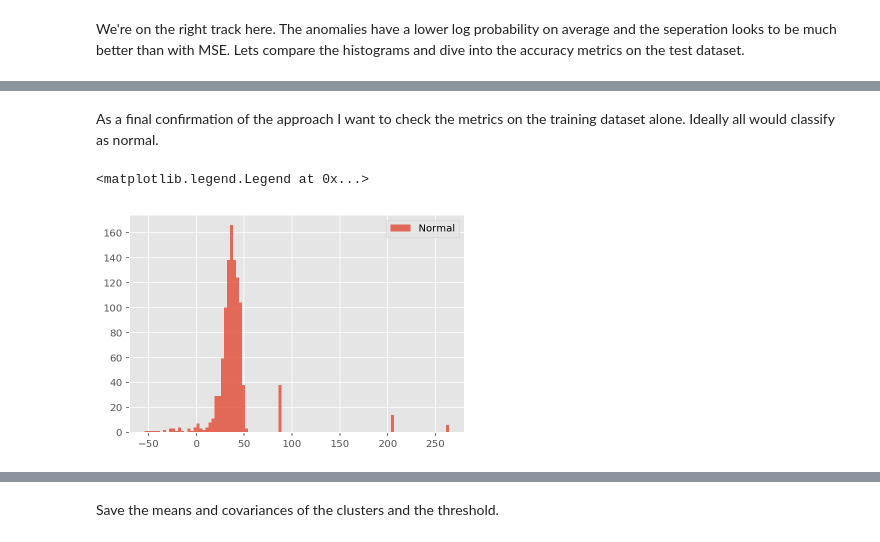
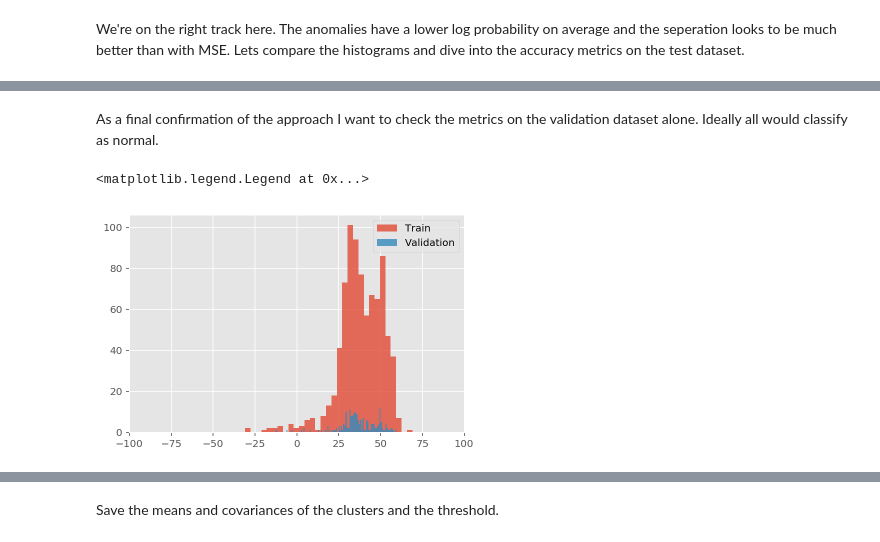
Before and after one commit to mttmac/glance, a Jupyter notebook: notebooks/VAE_clustering.ipynb, the cells around one changed output, grey strips where cells are left out. Drawn from its saved outputs; the diff is of its cells as text; code cells hidden in the pictures.

```diff
--- a/notebooks/VAE_clustering.ipynb
+++ b/notebooks/VAE_clustering.ipynb
@@ -107,5 +96,6 @@ plt.legend()
 # %%
-# Select hyperparameter that minimizes BIC
+# Select hyperparameter that minimizes BIC (min 4)
 n = n_range[np.argmin(bic)]
+n = 10
 n
 # %% [output]
@@ -297,17 +248,15 @@ Text(0.5,0,'False Positive Rate')
 # %% [markdown]
-As a final confirmation of the approach I want to check the metrics on the training dataset alone. Ideally all would classify as normal.
+As a final confirmation of the approach I want to check the metrics on the validation dataset alone. Ideally all would classify as normal.
 # %%
 # Calculate log probabilities on training set
-train_probs = np.zeros([latents.shape[0],
-                        means.shape[0]])
-for k in range(means.shape[0]):
-    train_probs[:, k] = multivariate_normal.logpdf(
-        latents, mean=means[k, :], cov=covars[k, :, :])
-train_probs = train_probs.max(axis=1)
+train_probs = calculate_log_probs(train_latents, gmm)
+val_probs = calculate_log_probs(val_latents, gmm)
 
 # Plot histogram to find reasonable thresholds
-plt.hist(train_probs, bins=100, label='Normal', alpha=0.8)
+plt.hist(train_probs, bins=100, label='Train', alpha=0.8)
+plt.hist(val_probs, bins=100, label='Validation', alpha=0.8)
+plt.xlim([-100, 100])
 plt.legend()
 # %% [output]
 <matplotlib.legend.Legend at 0x...>
-[figure, old version]
+[figure, new version]
```
Also changed, not shown: parts of 36 cells of this notebook, 4 other files.
